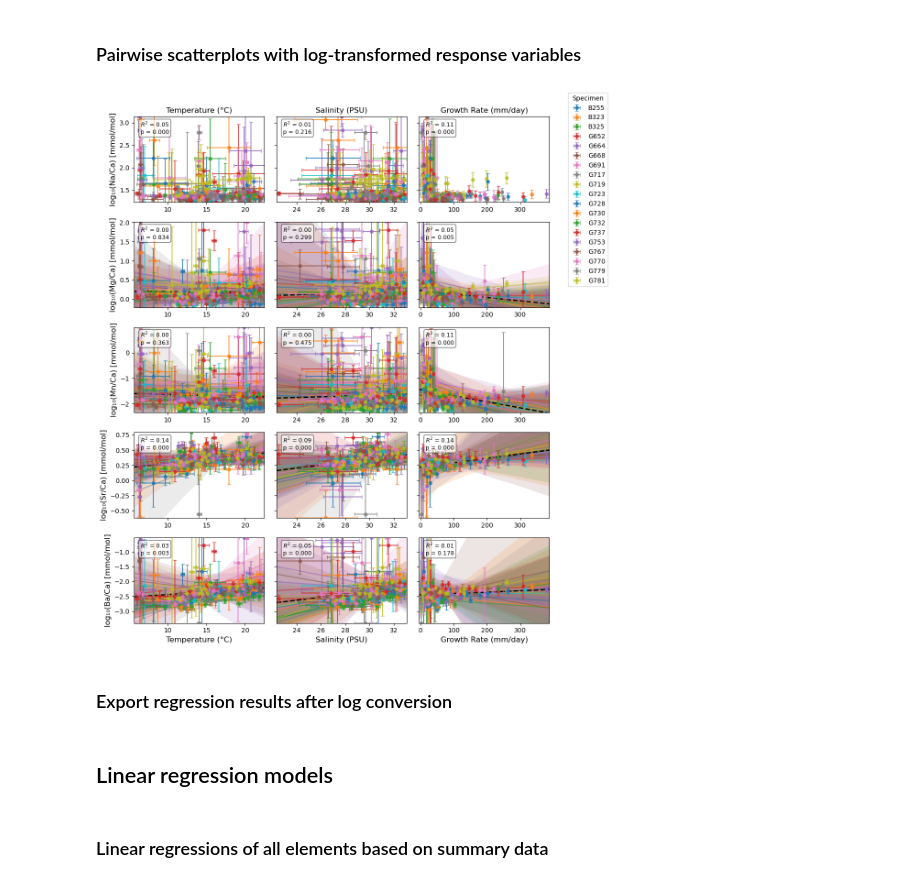
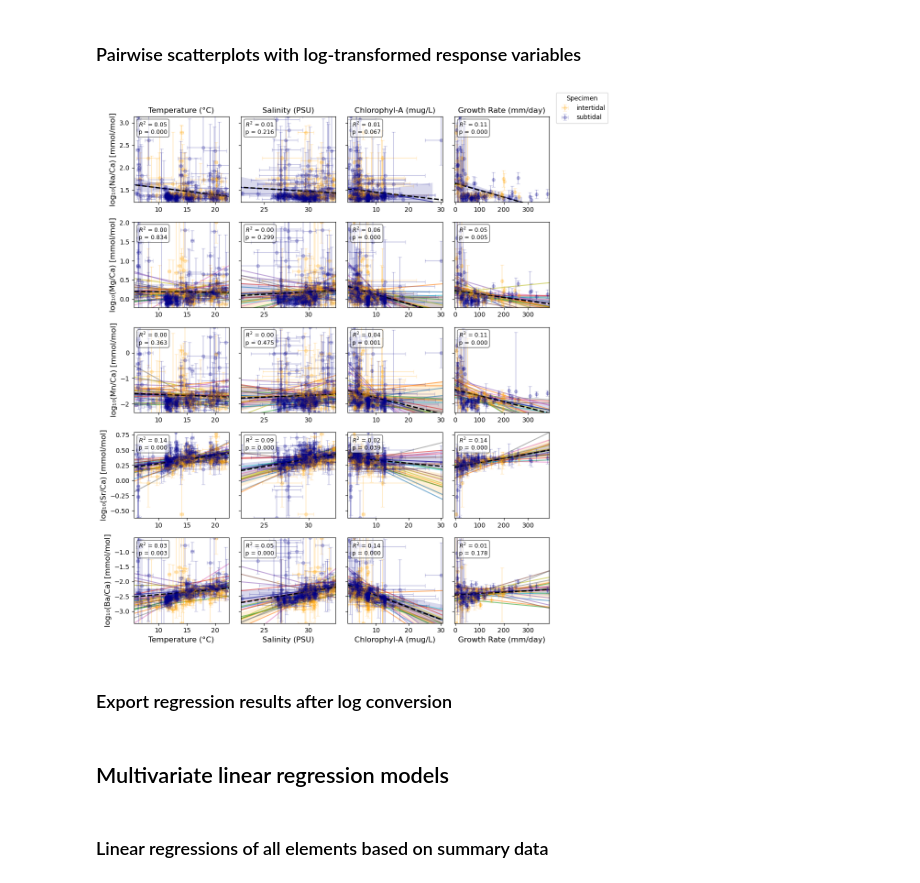
Before and after one commit to nielsjdewinter/Cleanalyze_python, a Jupyter notebook: Regress_plot_TE_env_growth.ipynb, the cells around one changed output. Saved outputs shown, nothing was run; the diff lists cells and outputs as text; code cells hidden in the pictures.

```diff
--- a/Regress_plot_TE_env_growth.ipynb
+++ b/Regress_plot_TE_env_growth.ipynb
@@ -122,6 +124,8 @@ for file in os.listdir(folder_path):
         )
         # Add a column for the specimen name
         file_data['specimen'] = file.split('_')[0]  # Specimen name is the first part of the filename
+        # Add column separating subtidal vs intertidal treatments
+        file_data['treatment'] = 'intertidal' if file.split('_')[1] == 'int' else 'subtidal' if file.split('_')[1] == 'sub' else 'unknown'
         # Concatenate into a single DataFrame
         all_data = pd.concat([all_data, file_data], ignore_index=True)
 
@@ -171,7 +175,7 @@ dtype: object
 ### Summarize elemental, growth and environmental values per specimen and per interval
 # %%
 # Summarize elemental, growth and environmental values per specimen and per interval,
-data_summary = all_data.groupby(['specimen', 'peak']).agg(
+data_summary = all_data.groupby(['specimen', 'peak', 'treatment']).agg(
     NaCa_mean=('23Na/43Ca', 'mean'),
     NaCa_sd=('23Na/43Ca', 'std'),
     MgCa_mean=('25Mg/43Ca', 'mean'),
@@ -188,6 +192,8 @@ data_summary = all_data.groupby(['specimen', 'peak']).agg(
     T_sd=('T', 'std'),
     S_mean=('S', 'mean'),
     S_sd=('S', 'std'),
+    Chl_mean=('Chl', 'mean'),
+    Chl_sd=("Chl", 'std'),
     N=('23Na/43Ca', 'count')
 ).reset_index()
 
@@ -739,6 +873,7 @@ specimen_stats_df.to_csv("Specimen_regression_stats_linear_outliers.csv", index=
 predictor_errors = {
     'T_mean': 'T_sd',
     'S_mean': 'S_sd',
+    'Chl_mean': 'Chl_sd',
     'growth_mean': 'growth_sd'
 }
 
@@ -753,6 +888,7 @@ response_errors = {
 predictor_display_names = {
     'T_mean': 'Temperature (°C)',
     'S_mean': 'Salinity (PSU)',
+    'Chl_mean': 'Chlorophyl-A (mug/L)',
     'growth_mean': 'Growth Rate (mm/day)'
 }
 
@@ -769,6 +905,8 @@ responses = list(response_errors.keys())
 specimens = data_summary['specimen'].unique()
 palette = sns.color_palette("tab10", len(specimens))
 specimen_colors = dict(zip(specimens, palette))
+treatments = data_summary['treatment'].unique()
+treatment_colors = {'subtidal': 'darkblue', 'intertidal': 'orange'}
 
 # Create figure
 fig, axs = plt.subplots(len(responses), len(predictors), figsize=(10, 12), sharex='col', sharey='row')
@@ -776,6 +914,7 @@ fig, axs = plt.subplots(len(responses), len(predictors), figsize=(10, 12), share
 # Regression stats storage
 global_stats_log_all = {}
 specimen_stats_log_all = {}
+treatment_stats_log_all = {}
 
 # Iterate through plots
 for i, response in enumerate(responses):
@@ -783,7 +922,7 @@ for i, response in enumerate(responses):
         ax = axs[i, j]
 
         # Drop non-positive or missing response values for log-transform
-        df_valid = data_summary[[predictor, response, 'specimen',
+        df_valid = data_summary[[predictor, response, 'specimen', 'treatment',
                          predictor_errors[predictor], response_errors[response]]].copy()
         df_valid = df_valid[df_valid[response] > 0].dropna()
 
@@ -792,23 +931,56 @@ for i, response in enumerate(responses):
 
         # Plot shaded regressions by specimen
         for specimen in specimens:
-            df_s = df_valid[df_valid['specimen'] == specimen]
-            if len(df_s) > 2:
+            df_subset = df_valid[df_valid['specimen'] == specimen]
+            if len(df_subset) > 2:
                 sns.regplot(
-                    x=predictor, y=f'log_{response}', data=df_s,
+                    x=predictor, y=f'log_{response}', data=df_subset,
                     scatter=False, ax=ax,
-                    ci=95, color=specimen_colors[specimen],
+                    ci=None, color=specimen_colors[specimen],
                     line_kws={"lw": 1.5, "alpha": 0.6}, truncate=False
                 )
 
                 # Regression stats (specimen)
-                Xs = sm.add_constant(df_s[predictor])
-                ys = df_s[f'log_{response}']
+                Xs = sm.add_constant(df_subset[predictor])
+                ys = df_subset[f'log_{response}']
                 model_s = sm.OLS(ys, Xs).fit()
                 specimen_stats_log_all[(response, predictor, specimen)] = {
                     'r2': model_s.rsquared,
                     'p': model_s.pvalues[predictor]
                 }
+
+        for treatment in treatments:
+            df_subset = df_valid[df_valid['treatment'] == treatment]
+            if len(df_subset) > 2:
+                sns.regplot(
+                    x=predictor, y=f'log_{response}', data=df_subset,
+                    scatter=False, ax=ax,
+                    ci=95, color=treatment_colors[treatment],
+                    line_kws={"lw": 1.5, "alpha": 0.6}, truncate=False
+                )
+
+                # Regression stats (treatment)
+                Xs = sm.add_constant(df_subset[predictor])
+                ys = df_subset[f'log_{response}']
+                model_s = sm.OLS(ys, Xs).fit()
+                treatment_stats_log_all[(response, predictor, treatment)] = {
+                    'r2': model_s.rsquared,
+                    'p': model_s.pvalues[predictor]
+                }
+            # Plot error bars (original response, but log y)
+            if not df_subset.empty:
+                y_log = np.log10(df_subset[response])
+                y_log_err = (df_subset[response_errors[response]] / df_subset[response]) / np.log(10)
+
+                ax.errorbar(
+                    df_subset[predictor], y_log,
+                    xerr=df_subset[predictor_errors[predictor]],
+                    yerr=y_log_err,
+                    fmt='o', color=treatment_colors[treatment],
+                    ecolor=treatment_colors[treatment],
+                    alpha=0.2, capsize=3, markersize=5,
+                    label=treatment if (i == 0 and j == 0) else None
+                )
 
         # Global regression (log-transformed response)
         if len(df_valid) > 2:
@@ -829,23 +1001,6 @@ for i, response in enumerate(responses):
             )
         else:
             r2, pval = np.nan, np.nan
-
-        # Plot error bars (original response, but log y)
-        for specimen in specimens:
-            df_s = df_valid[df_valid['specimen'] == specimen]
-            if not df_s.empty:
-                y_log = np.log10(df_s[response])
-                y_log_err = (df_s[response_errors[response]] / df_s[response]) / np.log(10)
-
-                ax.errorbar(
-                    df_s[predictor], y_log,
-                    xerr=df_s[predictor_errors[predictor]],
-                    yerr=y_log_err,
-                    fmt='o', color=specimen_colors[specimen],
-                    ecolor=specimen_colors[specimen],
-                    alpha=0.8, capsize=3, markersize=5,
-                    label=specimen if (i == 0 and j == 0) else None
-                )
 
         # Annotate global regression stats
         stat_text = (f"$R^2$ = {r2:.2f}\np = {pval:.3f}"
@@ -866,34 +1021,34 @@ for i, response in enumerate(responses):
             ax.set_ylabel(response_display_names[response], fontsize=12)
         else:
             ax.set_ylabel('')
 
         # Set limits for y-axis based on data rounded to next whole number
         ax.set_ylim(
             np.log10(data_summary[response][np.isfinite(data_summary[response]) & (data_summary[response] > 0)].min()),
             np.log10(data_summary[response][np.isfinite(data_summary[response]) & (data_summary[response] > 0)].max())
         )
         # Set limits for x-axis based on data
         ax.set_xlim(
             data_summary[predictor].min() - 0.1 * data_summary[predictor].std(),
             data_summary[predictor].max() + 0.1 * data_summary[predictor].std()
         )
 
         ax.tick_params(axis='x', which='both', labelbottom=True)
 
         # Remove x-axis labels for all but the last row
         if i < len(responses) - 1:
             ax.set_xlabel('')
         else:
             ax.set_xlabel(predictor_display_names[predictor], fontsize=12)
 
 # Legend
 handles, labels = axs[0, 0].get_legend_handles_labels()
 fig.legend(handles, labels, title="Specimen", loc='upper right', bbox_to_anchor=(1.12, 1.02))
 
 plt.tight_layout()
 plt.show()
 # %% [output]
-[figure, old version]
+[figure, new version]
 # %% [markdown]
 ### Export regression results after log conversion
 # %%
@@ -911,5 +1072,5 @@ specimen_stats_df.to_csv("Specimen_regression_stats_log_all.csv", index=False)
 # %% [markdown]
-## Linear regression models
+## Multivariate linear regression models
 # %% [markdown]
 ### Linear regressions of all elements based on summary data
 # %%
```
Also changed, not shown: parts of 30 cells of this notebook, 14 other files.
